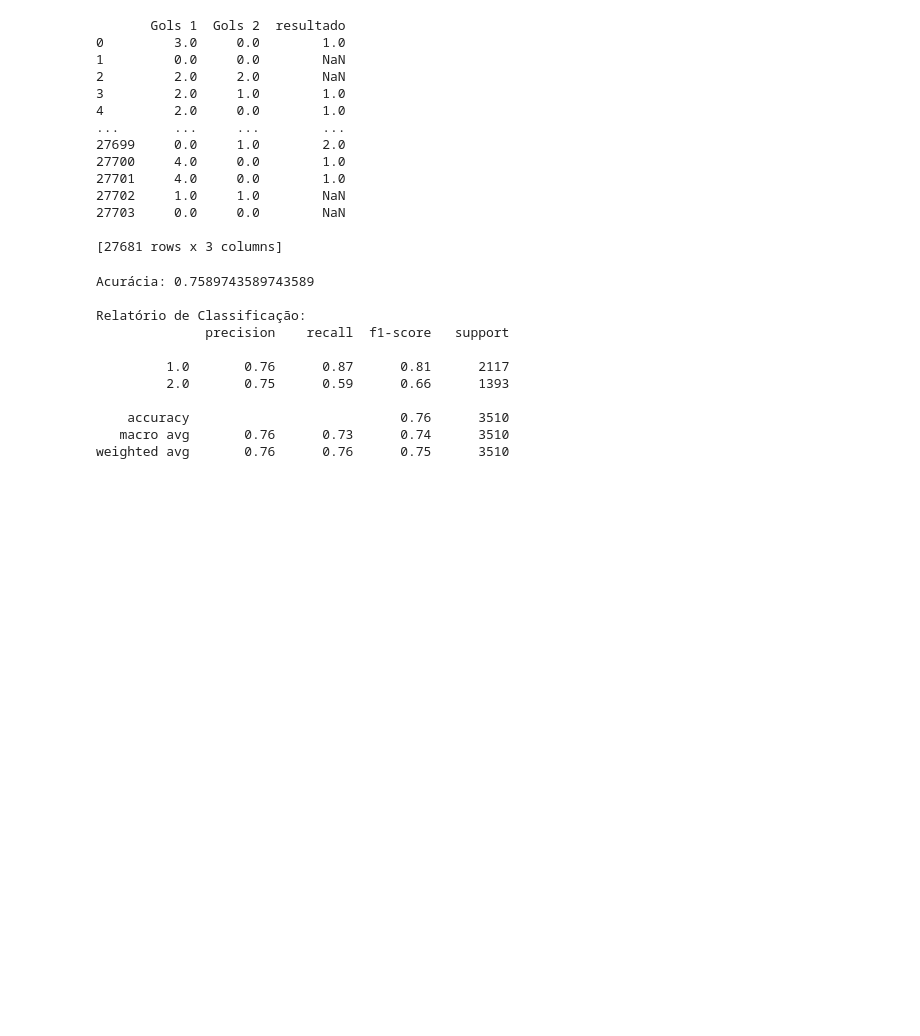
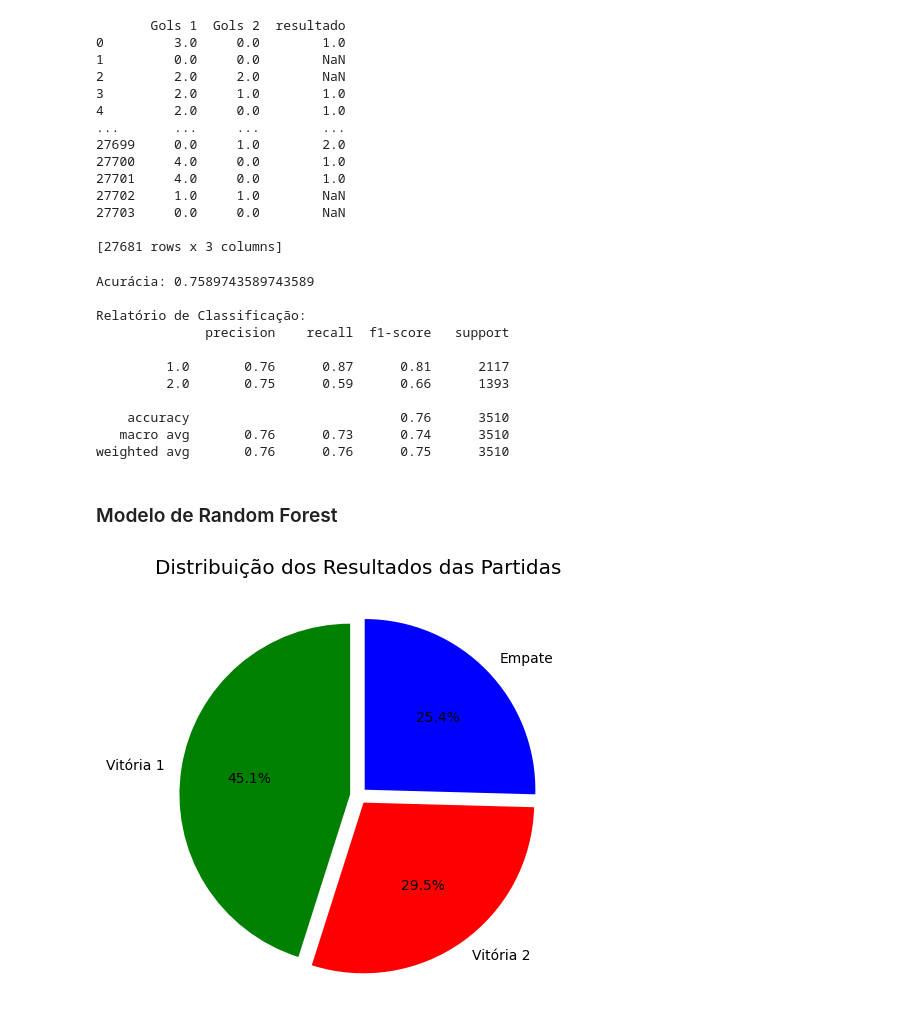
Before and after one commit to UFRJ-Analytica/PS-2025.1, a Jupyter notebook: analise_exploratorio.ipynb, the cells around one changed output. Cells and saved outputs as stored; diff of their text form; code cells hidden in the pictures; blank space fills up the shorter version.

Commit message:
Adiciona modelo Caroline

```diff
--- a/analise_exploratorio.ipynb
+++ b/analise_exploratorio.ipynb
@@ -168,6 +163,10 @@ A remoção dessas entradas garante que cada partida seja considerada apenas uma
 # %%
 # Retorna um novo Dataframe com apenas as linhas não duplicadas
 df_copy = df_copy.loc[~df_copy.duplicated()].drop_duplicates().reset_index(drop=True)
+
+# Nesse modelo não é considerado outlier nem imputação. Dessa forma, basta utilizarmo o df sem duplicata
+df_randomForest = df_copy.loc[~df_copy.duplicated()].drop_duplicates().reset_index(drop=True)
+
 
 # Verificando novamente se há linhas duplicadas no dataframe
 if df_copy.duplicated().any():
@@ -869,3 +868,44 @@ Relatório de Classificação:
     accuracy                           0.76      3510
    macro avg       0.76      0.73      0.74      3510
 weighted avg       0.76      0.76      0.75      3510
+# %% [markdown]
+### Modelo de Random Forest
+# %%
+# Função para classificar o resultado da partida
+
+
+def classificar_resultado(row):
+    if row['Gols 1'] > row['Gols 2']:
+        return 'Vitória 1'
+    elif row['Gols 2'] > row['Gols 1']:
+        return 'Vitória 2'
+    else:
+        return 'Empate'
+
+# Aplica a classificação
+df_randomForest['Resultado'] = df_randomForest.apply(classificar_resultado, axis=1)
+
+# Conta e normaliza os resultados
+distribuicao_resultados = df_randomForest['Resultado'].value_counts(normalize=True)
+
+# Define as cores na ordem dos índices
+cores = {
+    'Vitória 1': 'green',
+    'Vitória 2': 'red',
+    'Empate': 'blue'
+}
+
+# Gráfico de pizza
+distribuicao_resultados.plot.pie(
+    autopct='%1.1f%%',
+    startangle=90,
+    explode=[0.05] * len(distribuicao_resultados),
+    colors=[cores[resultado] for resultado in distribuicao_resultados.index]
+)
+
+plt.title('Distribuição dos Resultados das Partidas')
+plt.ylabel('')  # Remove o rótulo do eixo Y
+plt.tight_layout()
+plt.show()
+# %% [output]
+[figure, added]
```
Also changed, not shown: parts of 4 cells of this notebook.
